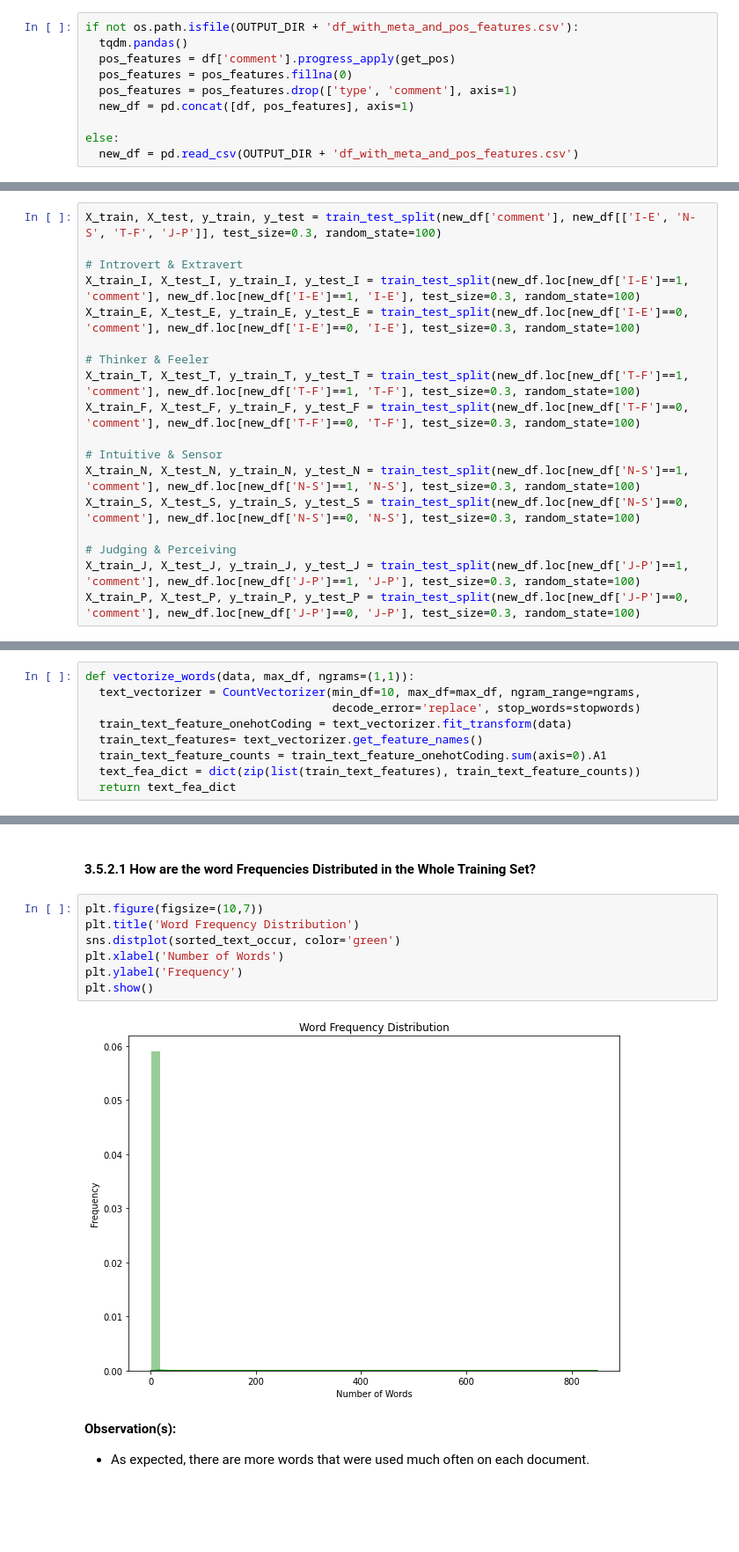
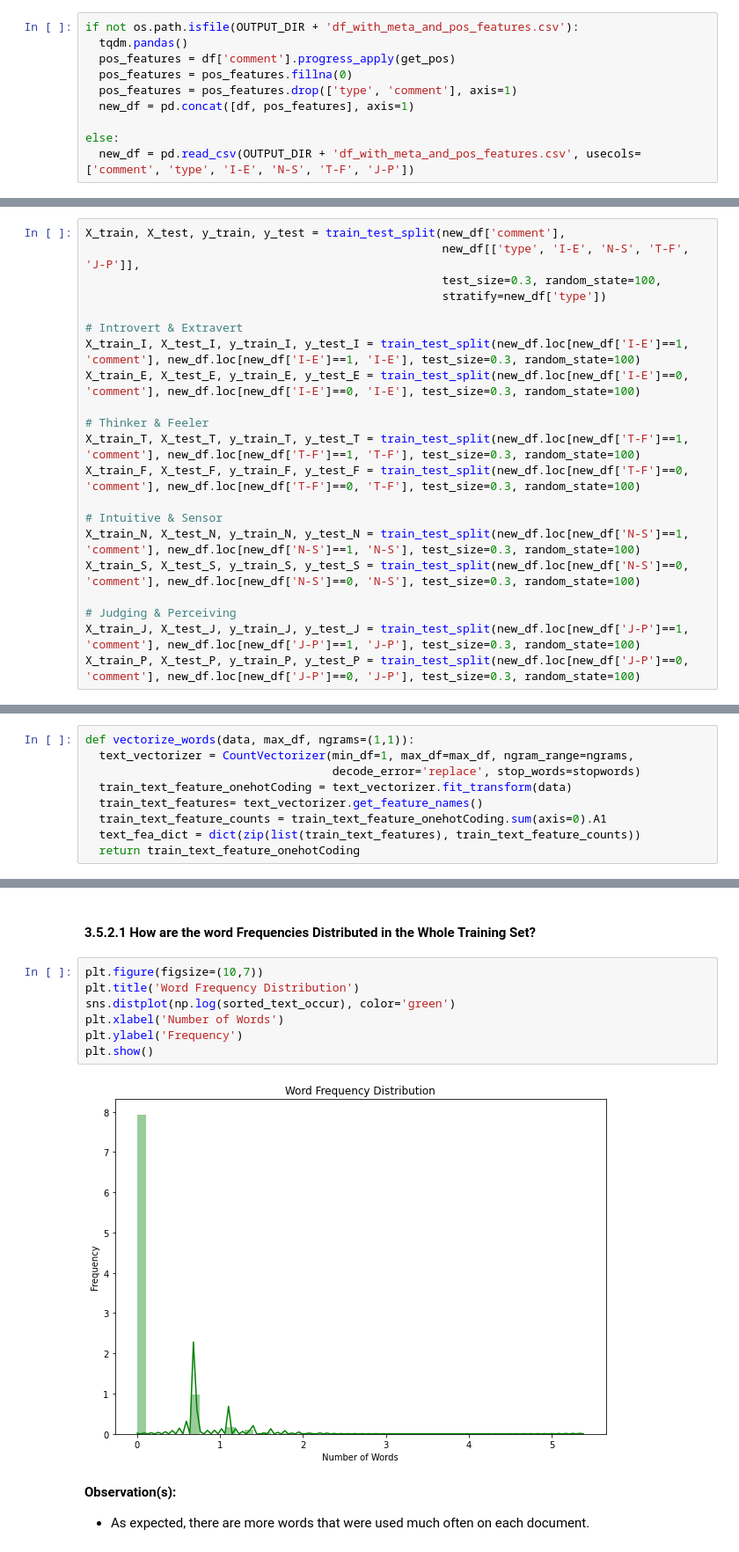
Before and after one commit to PHMark/project_mbti, a Jupyter notebook: personalitics/notebooks/Personalitics_Main.ipynb, the cells around one changed output, grey strips where cells are left out. Shown at 88% size. Drawn from its saved outputs; the diff is of its cells as text; blank space fills up the shorter version.

```diff
--- a/personalitics/notebooks/Personalitics_Main.ipynb
+++ b/personalitics/notebooks/Personalitics_Main.ipynb
@@ -1114,6 +1132,6 @@ if not os.path.isfile(OUTPUT_DIR + 'df_with_meta_and_pos_features.csv'):
   new_df = pd.concat([df, pos_features], axis=1)
 
 else:
-  new_df = pd.read_csv(OUTPUT_DIR + 'df_with_meta_and_pos_features.csv')
+  new_df = pd.read_csv(OUTPUT_DIR + 'df_with_meta_and_pos_features.csv', usecols=['comment', 'type', 'I-E', 'N-S', 'T-F', 'J-P'])
 # %%
 print(new_df.shape)
@@ -1129,7 +1145,10 @@ if not os.path.isfile(OUTPUT_DIR + 'df_with_meta_and_pos_features.csv'):
 # %% [markdown]
 ### 3.5.1 Train and Test Set Splitting
 # %%
-X_train, X_test, y_train, y_test = train_test_split(new_df['comment'], new_df[['I-E', 'N-S', 'T-F', 'J-P']], test_size=0.3, random_state=100)
+X_train, X_test, y_train, y_test = train_test_split(new_df['comment'],
+                                                    new_df[['type', 'I-E', 'N-S', 'T-F', 'J-P']],
+                                                    test_size=0.3, random_state=100,
+                                                    stratify=new_df['type'])
 
 # Introvert & Extravert
 X_train_I, X_test_I, y_train_I, y_test_I = train_test_split(new_df.loc[new_df['I-E']==1, 'comment'], new_df.loc[new_df['I-E']==1, 'I-E'], test_size=0.3, random_state=100)
@@ -1174,13 +1193,13 @@ In this section, I will answer the following questions by performing data analys
 4.) Is the text feature stable across train, test and CV datasets?
 # %%
 def vectorize_words(data, max_df, ngrams=(1,1)):
-  text_vectorizer = CountVectorizer(min_df=10, max_df=max_df, ngram_range=ngrams,
+  text_vectorizer = CountVectorizer(min_df=1, max_df=max_df, ngram_range=ngrams,
                                     decode_error='replace', stop_words=stopwords)
   train_text_feature_onehotCoding = text_vectorizer.fit_transform(data)
   train_text_features= text_vectorizer.get_feature_names()
   train_text_feature_counts = train_text_feature_onehotCoding.sum(axis=0).A1
   text_fea_dict = dict(zip(list(train_text_features), train_text_feature_counts))
-  return text_fea_dict
+  return train_text_feature_onehotCoding
 # %%
 def plot_topn_words(d1, d2, title, colors, n):
   fig, axes = plt.subplots(1, 2, figsize=(15,10))
@@ -1205,12 +1224,12 @@ sorted_text_occur = np.array(list(sorted_text_feature_dict.values()))
 # %%
 plt.figure(figsize=(10,7))
 plt.title('Word Frequency Distribution')
-sns.distplot(sorted_text_occur, color='green')
+sns.distplot(np.log(sorted_text_occur), color='green')
 plt.xlabel('Number of Words')
 plt.ylabel('Frequency')
 plt.show()
 # %% [output]
-[figure, old version]
+[figure, new version]
 # %% [markdown]
 <b> Observation(s): </b><br>
 *  As expected, there are more words that were used much often on each document.
```
Also changed, not shown: parts of 92 cells of this notebook.
